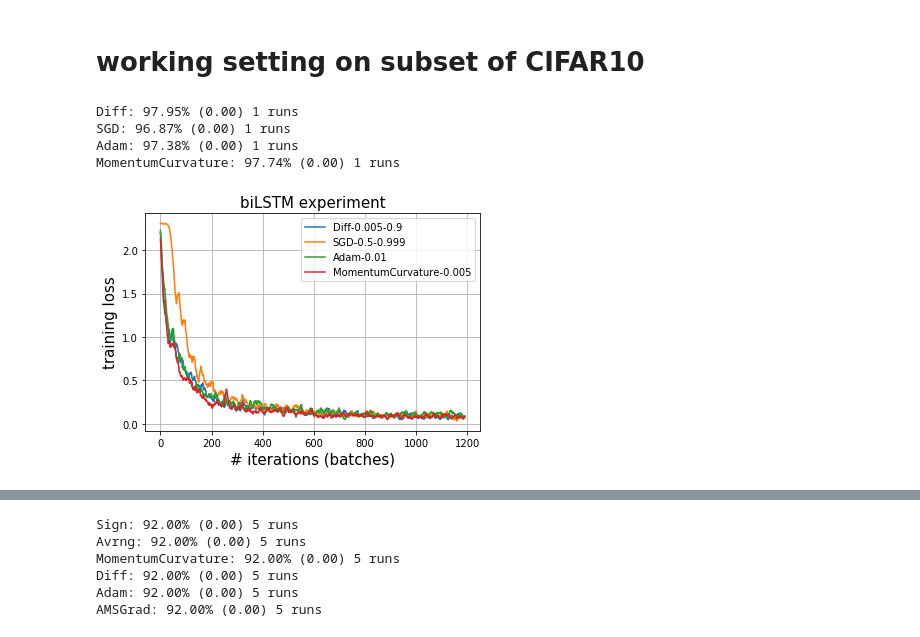
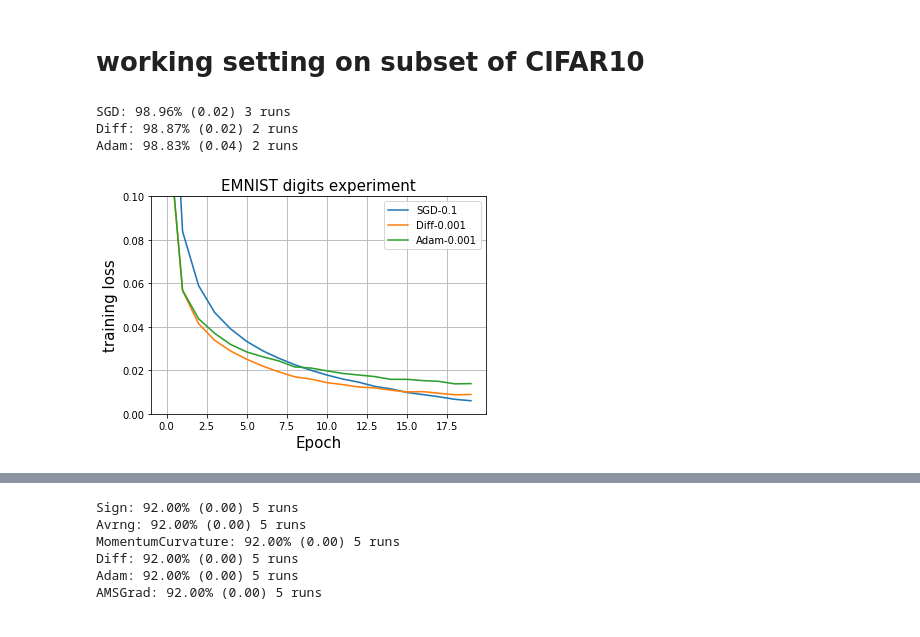
Before and after one commit to nathanwang000/MTL, a Jupyter notebook: optimizer_exp.ipynb, the cells around one changed output, grey strips where cells are left out. Cells and saved outputs as stored; diff of their text form; code cells hidden in the pictures.

Commit message:
added new experiments with correct setup

```diff
--- a/optimizer_exp.ipynb
+++ b/optimizer_exp.ipynb
@@ -121,14 +238,18 @@ MomentumCurvature
 # %%
+# batch size 300
 from lib.utils import smooth
 import matplotlib.pyplot as plt
+
 for k, e in errors.items():
-    plt.semilogy(smooth(e,1), label=k)
-
+    #if k in ['AlphaSGD', 'AlphaAdam', 'Adam', 'MomentumCurvature', 'SGD', 'AlphaDiff']:
+    if k in ['Adam', 'CrossBound', 'SGD', 'AdaBound', 'CrossAdaBound', 'CrossAdaSGD']:
+        plt.semilogy(smooth(e,1), label=k)
+    #plt.plot(smooth(e,1), label=k)
 #plt.ylabel(r'$\Vert x-x^* \Vert_2$', fontsize=15)
 plt.ylabel(r'training loss', fontsize=15)
 plt.legend()
 plt.xlabel('iterations', fontsize=15)
 plt.grid()
-#plt.ylim([0,1])
+plt.ylim([None,1])
 plt.show()
 # %% [output]
@@ -161,0 +304,4 @@ plt.show()
+# %%
+name = 'CrossAdaBound'
+print('plotting {}'.format(name))
+plot_tracker(tracker[name], param_index=0)
@@ -330,0 +424,3 @@ done processing data
+# %%
+track = joblib.load(track_files['AdamC1(1,1)'][1][0] + '.track')
+plot_tracker(track, 0)
@@ -337,12 +439,16 @@ from lib.utils import smooth
 from sklearn.externals import joblib
 import numpy as np
 
-def plot_best(pattern, smooth_window=1, title=None, ylim=None, xlim=None, methods=None, method2label=None):
+def plot_best(pattern, smooth_window=1, title=None, ylim=None, xlim=None,
+              methods=None, method2label=None, lr=None, report_result=False):
     methods_settings = {}
     accs = {}
     for fn in sorted(glob.glob(pattern)):
         method_setting = fn.split('/')[-1].split('^')[0].split('-')
         method, setting = method_setting[0], '-'.join(method_setting[1:])
+
+        if lr is not None and lr != float(method_setting[1]):
+            continue
         if methods is not None and method not in methods:
             continue
 
@@ -353,7 +459,10 @@ def plot_best(pattern, smooth_window=1, title=None, ylim=None, xlim=None, method
             methods_settings[method][setting] = []
             accs[method][setting] = []
 
-        methods_settings[method][setting].append(smooth(joblib.load(fn), smooth_window))
+        tr_loss = smooth(joblib.load(fn), smooth_window)
+        #if len(tr_loss)==10: print(fn)
+
+        methods_settings[method][setting].append(tr_loss)
         accs[method][setting].append(float(fn.split('/')[-1].split('^')[1]))
 
     if len(methods_settings.keys()) > 1: # plot the best one, smallest area under the curve
@@ -377,46 +486,63 @@ def plot_best(pattern, smooth_window=1, title=None, ylim=None, xlim=None, method
             p = plt.plot(np.percentile(v, 50, 0), label=label)
             plt.plot(np.percentile(v, 25, 0), alpha=0.1, c=p[-1].get_color())
             plt.plot(np.percentile(v, 75, 0), alpha=0.1, c=p[-1].get_color())
-            #plt.semilogy(np.percentile(v, 50, 0), label=k, c=colors[i])
-            #plt.semilogy(np.percentile(v, 25, 0), alpha=0.1, c=colors[i])
-            #plt.semilogy(np.percentile(v, 75, 0), alpha=0.1, c=colors[i])
 
     else: # plot all
         for method, setting_dict in methods_settings.items():
             for setting, v in setting_dict.items():
                 print('{}: {:.2f}% ({:.2f}) {} runs'.format(method, np.mean(accs[method][setting]),
                                                             np.std(accs[method][setting]),
                                                             len(accs[method][setting])))
 
                 if method2label is None:
                     label = method + '-' + setting
                 else:
                     label = method2label.get(method,method) + '-' + setting
 
                 p = plt.plot(np.percentile(v, 50, 0), label=label)
                 plt.plot(np.percentile(v, 25, 0), alpha=0.1, c=p[-1].get_color())
                 plt.plot(np.percentile(v, 75, 0), alpha=0.1, c=p[-1].get_color())
-                #plt.semilogy(np.percentile(v, 50, 0), label=k, c=colors[i])
-                #plt.semilogy(np.percentile(v, 25, 0), alpha=0.1, c=colors[i])
-                #plt.semilogy(np.percentile(v, 75, 0), alpha=0.1, c=colors[i])
-
 
     plt.legend()
     if title:
         plt.title(title, fontsize=15)
     plt.ylim(ylim)
     plt.xlim(xlim)
     plt.ylabel('training loss', fontsize=15)
-    plt.xlabel('# iterations (batches)', fontsize=15)
+    plt.xlabel('Epoch', fontsize=15)
     plt.grid()
     plt.show()
 
-plot_best('/data2/jiaxuan/2019/pytorch_tutorial_fork/tutorials/02-intermediate/bidirectional_recurrent_neural_network/train_loss/*train_losses',
-          title='biLSTM experiment',
-          smooth_window=10)
+    if report_result:
+        for method, setting_dict in methods_settings.items():
+            for setting, v in setting_dict.items():
+                print('{}-{}: {:.2f}% ({:.2f}) {} runs'.format(method, setting, np.mean(accs[method][setting]),
+                                                               np.std(accs[method][setting]),
+                                                               len(accs[method][setting])))
+
+                if method2label is None:
+                    label = method + '-' + setting
+                else:
+                    label = method2label.get(method,method) + '-' + setting
+
+#'AlphaSGD(1,1)', # worse b/c alpha ratio too large, especially at earlier layers, lr=1
+#'AdamC1(1,1)', # worse b/c step size 0, alpha ratio too low, thus curvature high, lr=0.001
+#'AdamC2(1,1)', # worse b/c step size 0, lr=1e-4, but alpha ratio is high, thus grad too small
+#'AlphaDiff(0,1)', # worse 1e-4, not learning at all
+#'AlphaAdam(1,0)', # worse 1e-3, not learning at all, extremely low gradient
+
+# methods = ['AdamC1(1,1)', 'Adam', 'AdamC2(1,1)'] # which variance to use?
+# methods = ['AlphaDiff(1,1)', 'AlphaAdam(1,1)', 'SGD'] # what to use?
+# methods = ['AlphaDiff(1,1)', 'AlphaDiff(0,1)', 'AlphaDiff(1,0)'] # which is dominant
+# methods = ['AlphaAdam(1,1)', 'AlphaAdam(0,1)', 'AlphaAdam(1,0)']
+# methods = ['AlphaDiff(0,1)', 'AlphaDiff(1,0)', 'AlphaAdam(0,1)', 'AlphaAdam(1,0)']
+# methods = ['Swats', 'AdaBound', 'CrossAdaBound', 'CrossBound'] # when to switch?
+# methods = ['AlphaDiff(1,1)', 'AlphaAdam(1,1)', 'CrossBound'] # best comparison
+methods = ['Adam', 'Diff', 'SGD'] # what to use
+
+plot_best('/data2/jiaxuan/2019/pytorch_tutorial_fork/tutorials/01-basics/emnist/train_loss/*train_losses', title='EMNIST digits experiment', smooth_window=1, ylim=[0, 0.1], methods=methods, report_result=False)
 # %% [output]
-Diff: 97.95% (0.00) 1 runs
-SGD: 96.87% (0.00) 1 runs
-Adam: 97.38% (0.00) 1 runs
-MomentumCurvature: 97.74% (0.00) 1 runs
+SGD: 98.96% (0.02) 3 runs
+Diff: 98.87% (0.02) 2 runs
+Adam: 98.83% (0.04) 2 runs
-[figure, old version]
+[figure, new version]
```
Also changed, not shown: parts of 25 cells of this notebook, 8 other files.
